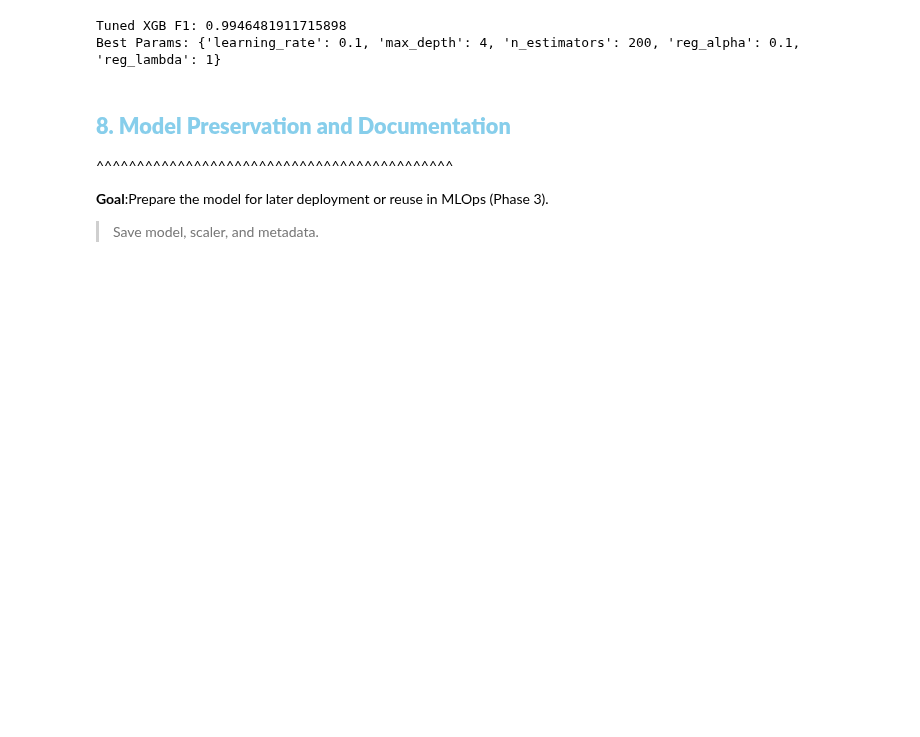
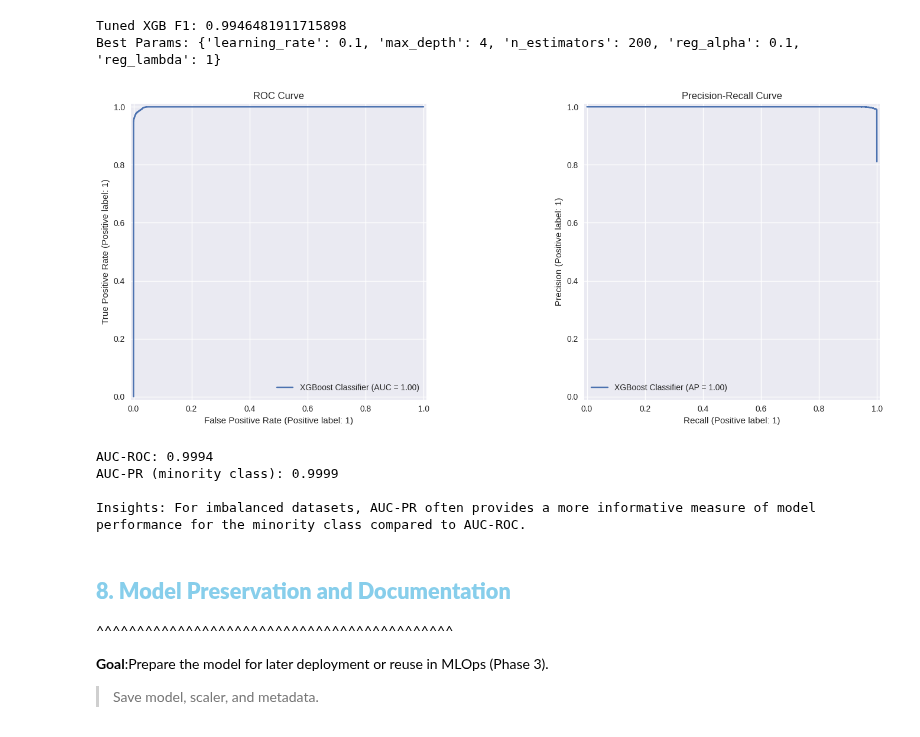
Before and after one commit to Kanakbaghel/Capstone_Project, a Jupyter notebook: Scripts/P2 : Predictive Modelling.ipynb, the cells around one changed output. Drawn from its saved outputs; the diff is of its cells as text; code cells hidden in the pictures; blank space fills up the shorter version.

```diff
--- a/Scripts/P2 : Predictive Modelling.ipynb
+++ b/Scripts/P2 : Predictive Modelling.ipynb
@@ -327,9 +328,3 @@ y = data['churn_flag']
 - **Balance the dataset if class imbalance exists (SMOTE or stratified sampling).**
 
 ---
-# %%
-print("Churn distribution:", y.value_counts())
-if y.value_counts()[1] / len(y) < 0.3:  # If less than 30% churn, balance
-    smote = SMOTE(random_state=42)
-    X, y = smote.fit_resample(X, y)
-    print("Balanced with SMOTE! New shape:", X.shape)
@@ -641,6 +672,39 @@ print("Best Params:", xgb_model.best_params_)
 # %% [output]
 Tuned XGB F1: 0.9946481911715898
 Best Params: {'learning_rate': 0.1, 'max_depth': 4, 'n_estimators': 200, 'reg_alpha': 0.1, 'reg_lambda': 1}
+# %%
+# Get predicted probabilities for the positive class (churn = 1)
+y_pred_proba = best_model.predict_proba(X_test)[:, 1]
+
+# 1. Plot ROC Curve
+fig, (ax1, ax2) = plt.subplots(1, 2, figsize=(16, 6))
+
+RocCurveDisplay.from_estimator(best_model, X_test, y_test, ax=ax1, name='XGBoost Classifier')
+ax1.set_title('ROC Curve')
+ax1.grid(True)
+# 2. Plot Precision-Recall Curve
+PrecisionRecallDisplay.from_estimator(best_model, X_test, y_test, ax=ax2, name='XGBoost Classifier')
+ax2.set_title('Precision-Recall Curve')
+ax2.grid(True)
+
+plt.tight_layout()
+plt.show()
+# Re-running this cell to ensure plots are displayed.
+# %% [output]
+[figure, added]
+# %%
+# Calculate and print AUC-PR for the minority class (positive class)
+precision, recall, _ = precision_recall_curve(y_test, y_pred_proba)
+auc_pr = auc(recall, precision)
+print(f"AUC-ROC: {roc_auc_score(y_test, y_pred_proba):.4f}")
+print(f"AUC-PR (minority class): {auc_pr:.4f}")
+
+print("\nInsights: For imbalanced datasets, AUC-PR often provides a more informative measure of model performance for the minority class compared to AUC-ROC.")
+# %% [output]
+AUC-ROC: 0.9994
+AUC-PR (minority class): 0.9999
+
+Insights: For imbalanced datasets, AUC-PR often provides a more informative measure of model performance for the minority class compared to AUC-ROC.
 # %% [markdown]
 ## <font color=skyblue >**8. Model Preservation and Documentation**
 ^^^^^^^^^^^^^^^^^^^^^^^^^^^^^^^^^^^^^^^^^^^^
```
Also changed, not shown: parts of 10 cells of this notebook.
